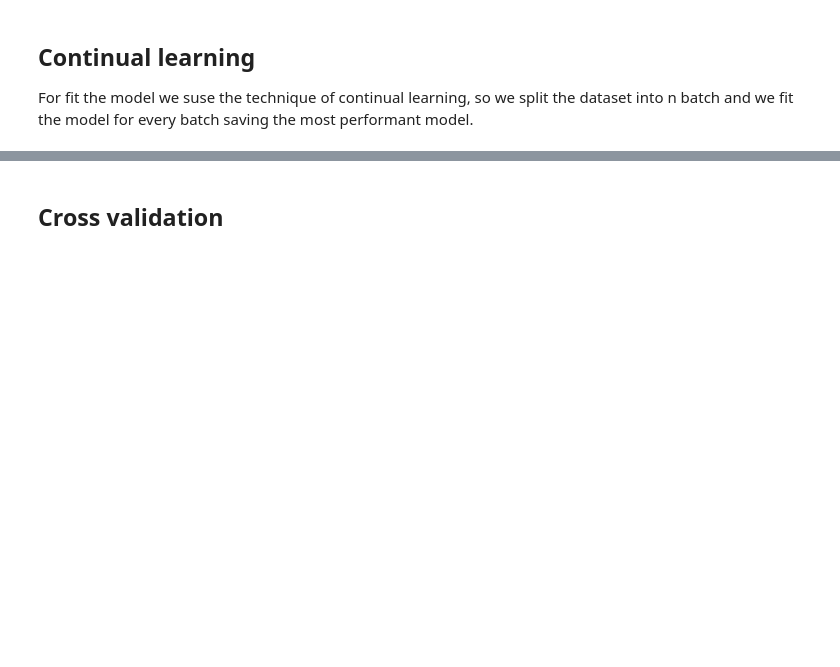
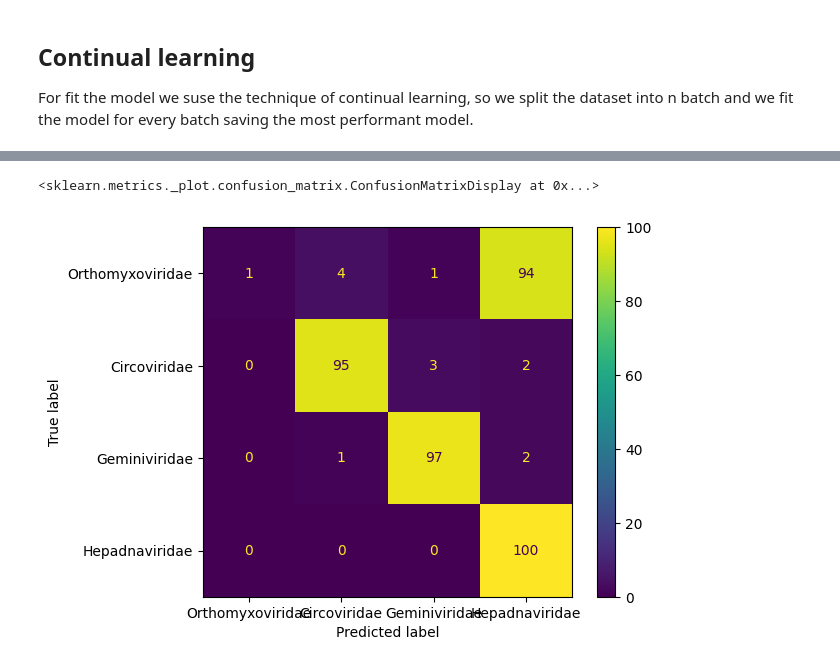
Before and after one commit to VitoNicolaLosavio/Continue-Learning-for-Multi-class-Classification-of-Viral-Genomic-Sequences, a Jupyter notebook: MulticlassClassification.ipynb, the cells around one changed output, grey strips where cells are left out. Drawn from its saved outputs; the diff is of its cells as text; code cells hidden in the pictures; blank space fills up the shorter version.

```diff
--- a/MulticlassClassification.ipynb
+++ b/MulticlassClassification.ipynb
@@ -215,7 +158,7 @@ Name: count, dtype: int64
 # %%
 encoder_y = LabelEncoder()
 scaler = MinMaxScaler()
-X = sequence_df.to_numpy().astype(np.float32)
+X = X.to_numpy().astype(np.float32)
 y = labels.to_numpy()
 
 # fit the encoder for the label
@@ -234,7 +177,7 @@ dimension
 # %%
 n_class = len(labels.unique())
 # param for the model
-batch_size = 8
+batch_size = 32
 n_class
 # %% [output]
 4
@@ -278,7 +221,7 @@ Model: "functional"
 For fit the model we suse the technique of continual learning, so we split the dataset into n batch and
 we fit the model for every batch saving the most performant model.
 # %%
-n_batch = 30
+n_batch = 10
 start = 0
 step = int(len(X)/n_batch)
 end = step
@@ -377,0 +325,21 @@ Epoch 1/20
+# %%
+sequence_df['Target'] = labels
+test = pd.concat([
+    sequence_df[sequence_df['Target'] == 'Geminiviridae'][:100],
+    sequence_df[sequence_df['Target'] == 'Hepadnaviridae'][:100],
+    sequence_df[sequence_df['Target'] == 'Orthomyxoviridae'][:100],
+    sequence_df[sequence_df['Target'] == 'Circoviridae'][:100]
+])
+
+print(test.shape)
+
+test = test.sample(frac=1).reset_index(drop=True)
+y_test = test['Target'].to_numpy()
+X = test.drop(['Target'],axis=1).to_numpy()
+X = scaler.transform(X)
+X = np.nan_to_num(X, nan=-1.0)
+X = X.reshape(X.shape[0], X.shape[1], 1)
+
+y_pred = best_model.predict(X, verbose=1)
+y_pred = [np.argmax(y) for y in y_pred]
+y_pred = encoder_y.inverse_transform(y_pred)
@@ -380,10 +362,13 @@ print(classification_report(y_true=gt_pred, y_pred=best_pred, zero_division=0))
 # %%
-cm = confusion_matrix(y_true=gt_pred, y_pred=best_pred)
+cm = confusion_matrix(y_true=y_test, y_pred=y_pred)
 disp = ConfusionMatrixDisplay(
     confusion_matrix=cm,
     display_labels=labels.unique()
 )
 
 disp.plot()
+# %% [output]
+<sklearn.metrics._plot.confusion_matrix.ConfusionMatrixDisplay at 0x...>
+[figure, added]
 # %%
 # saving the best model
@@ -391,2 +375,0 @@ best_model.save(df_saved+'BestModelContinualLearning.keras')
-# %% [markdown]
-## Cross validation
```
Also changed, not shown: parts of 22 cells of this notebook, 6 other files.
